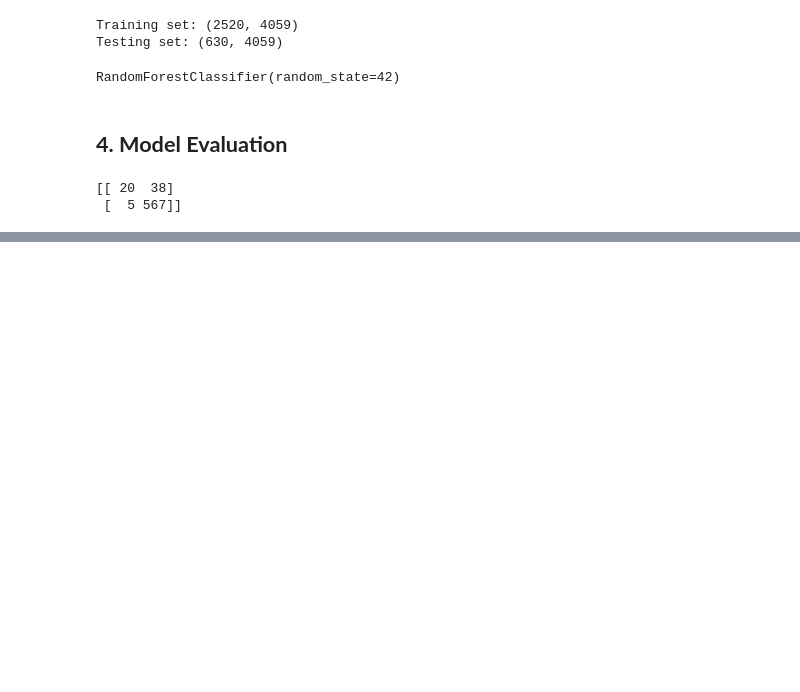
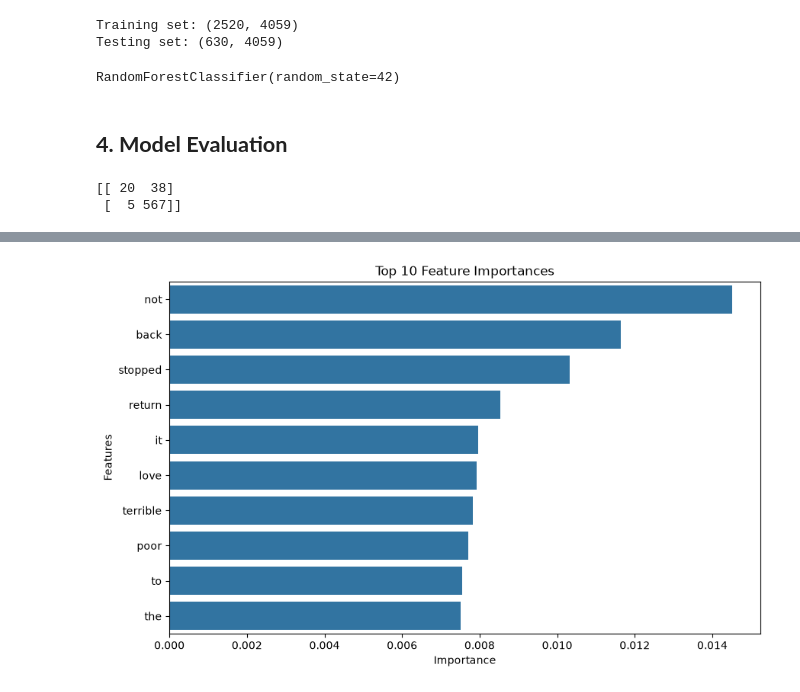
Before and after one commit to Yvesangwa/AI_labs, a Jupyter notebook: Lesson_10_CustomerReviewSentimentAnalysis/Lesson_10_assignment.ipynb, the cells around one changed output, grey strips where cells are left out. Saved outputs shown, nothing was run; the diff lists cells and outputs as text; code cells hidden in the pictures; blank space fills up the shorter version.

Commit message:
Model evaluation

```diff
--- a/Lesson_10_CustomerReviewSentimentAnalysis/Lesson_10_assignment.ipynb
+++ b/Lesson_10_CustomerReviewSentimentAnalysis/Lesson_10_assignment.ipynb
@@ -306,0 +245,23 @@ print(cm)
+# %%
+# Visualize feature importance
+# Hint: Access feature_importances_ attribute of the trained model
+
+# Get feature importance
+importance = pd.Series(
+    rf_model.feature_importances_,
+    index=X.columns
+)
+
+# Select top 10 features
+top_features = importance.nlargest(10)
+
+# Plot feature importance
+plt.figure(figsize=(10, 6))
+sns.barplot(x=top_features.values, y=top_features.index)
+
+plt.title('Top 10 Feature Importances')
+plt.xlabel('Importance')
+plt.ylabel('Features')
+plt.show()
+# %% [output]
+[figure, added]
```
Also changed, not shown: parts of 5 cells of this notebook.
